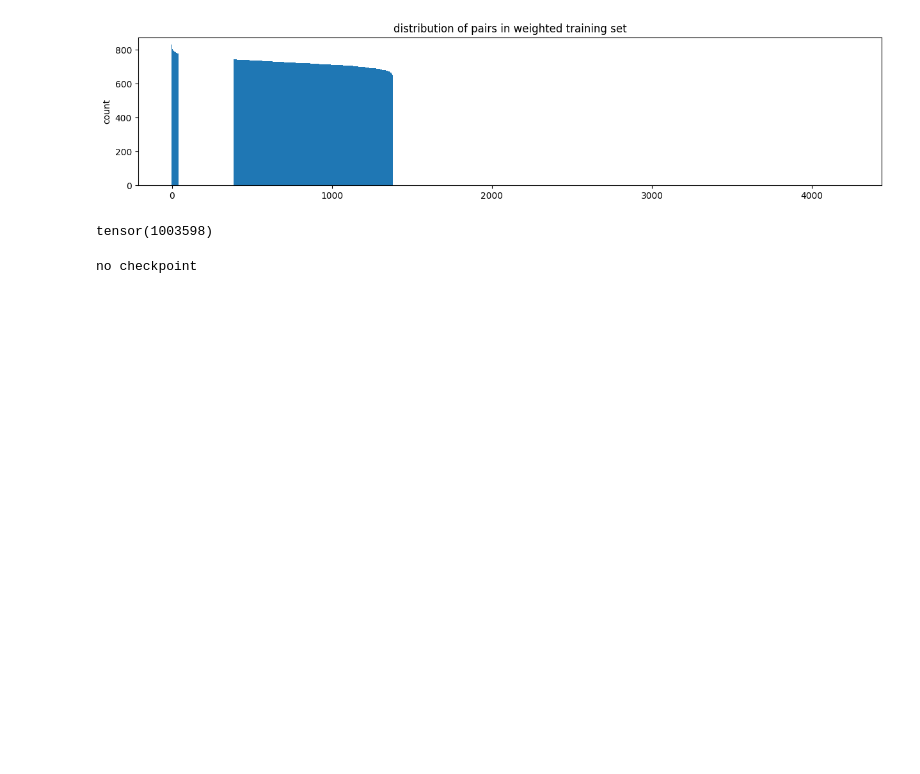
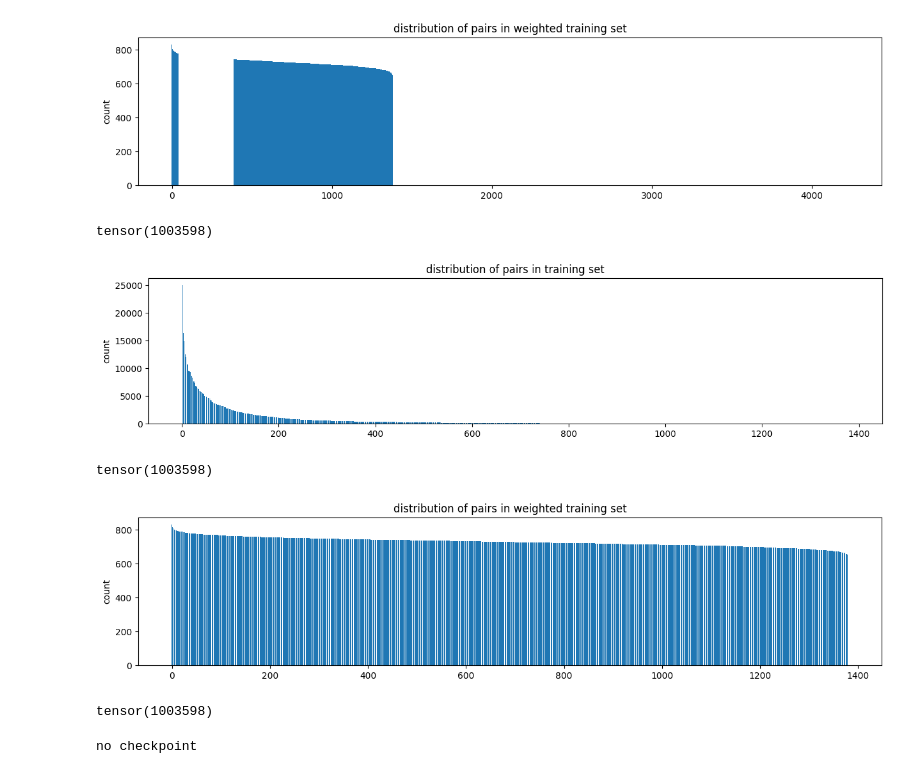
Before and after one commit to aguaviva/AI, a Jupyter notebook: results_stats.ipynb, the cells around one changed output. Drawn from its saved outputs; the diff is of its cells as text; code cells hidden in the pictures; blank space fills up the shorter version.

```diff
--- a/results_stats.ipynb
+++ b/results_stats.ipynb
@@ -100,6 +93,18 @@ print(sorted2.sum())
 tensor(1003598)
 [figure]
 tensor(1003598)
+# %%
+sorted2, _ = torch.sort(cl_cnt1, descending=True)
+plot_pairs(sorted2[sorted2.nonzero()].squeeze(), "distribution of pairs in training set")
+print(sorted2.sum())
+sorted2, _ = torch.sort(cl_cnt2, descending=True)
+plot_pairs(sorted2[sorted2.nonzero()].squeeze(), "distribution of pairs in weighted training set")
+print(sorted2.sum())
+# %% [output]
+[figure, added]
+tensor(1003598)
+[figure, added]
+tensor(1003598)
 # %%
 model = get_model()
 optimizer = torch.optim.AdamW(model.parameters(), lr = config.learning_rate)
```
Also changed, not shown: parts of 4 cells of this notebook.
